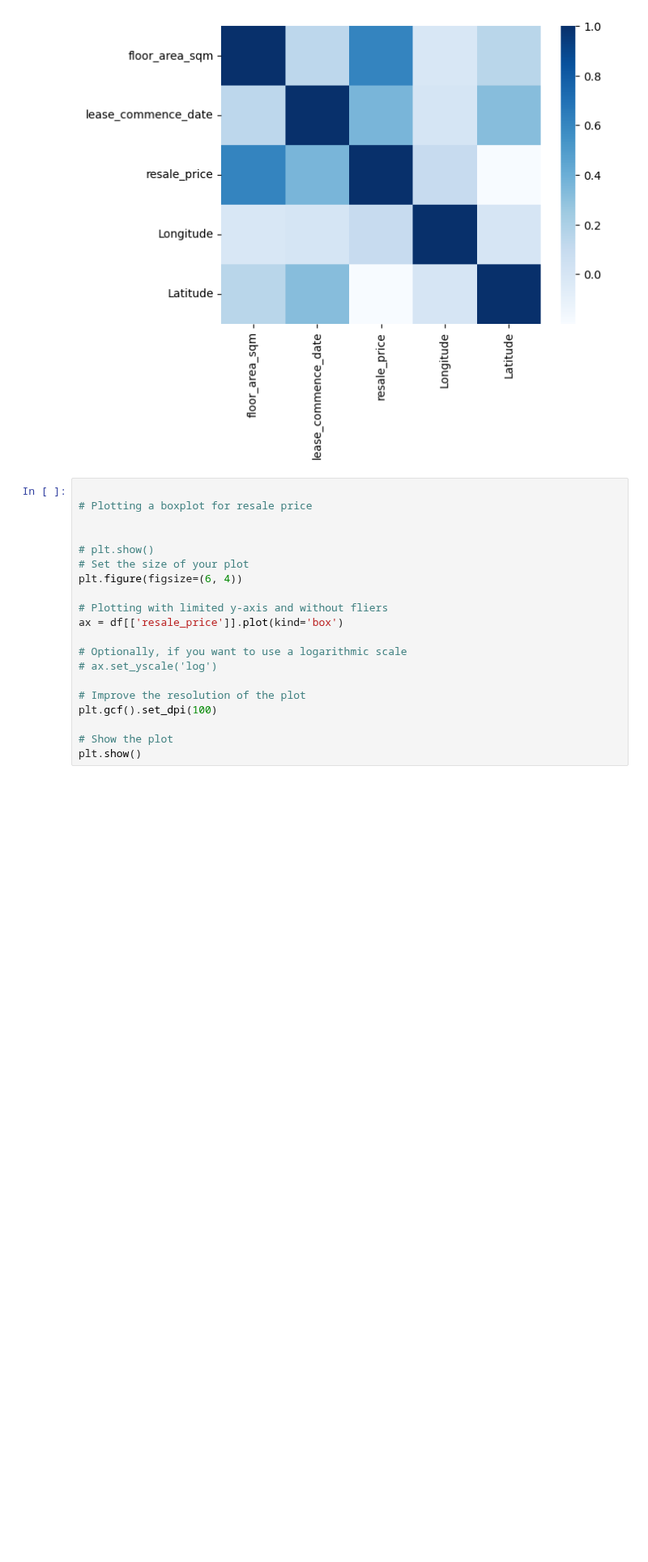
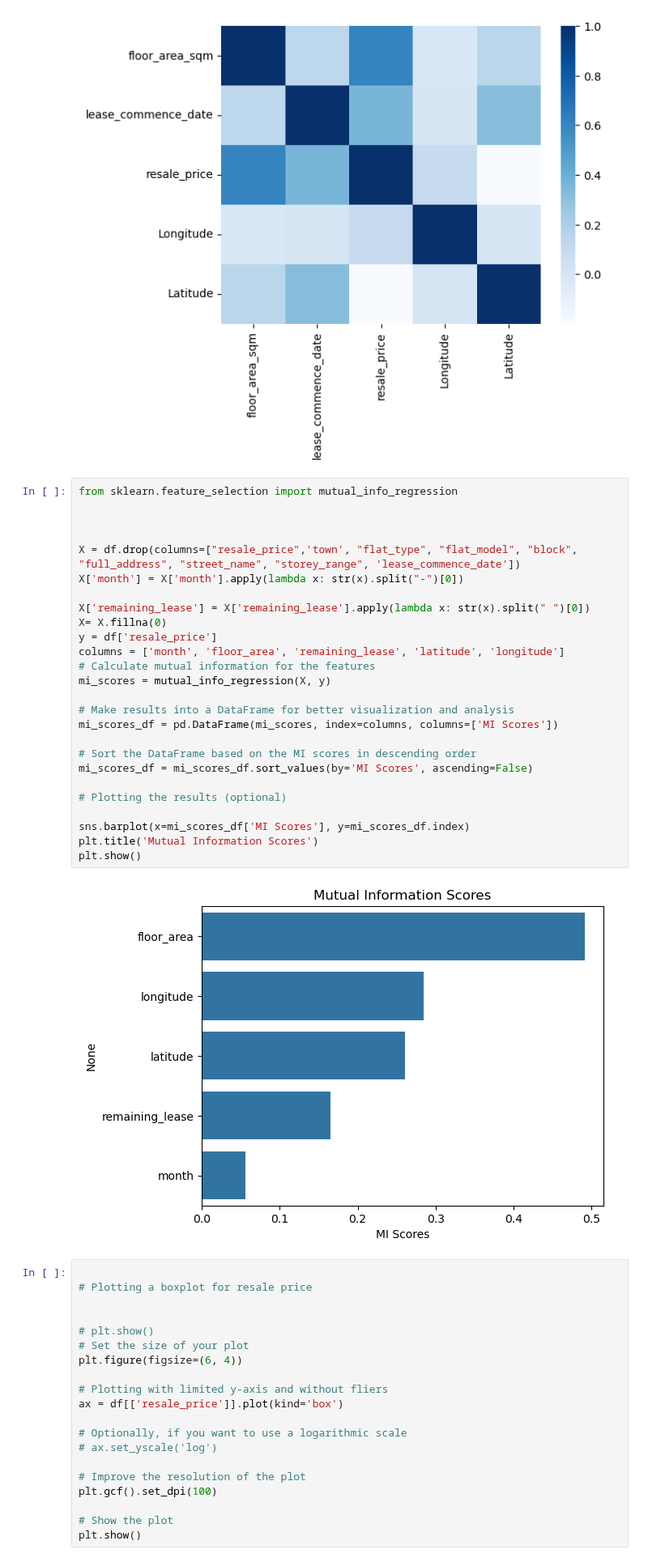
Before and after one commit to raphaelgohwx/datamining, a Jupyter notebook: EDA.ipynb, the cells around one changed output. Shown at 81% size. Saved outputs shown, nothing was run; the diff lists cells and outputs as text; blank space fills up the shorter version.

```diff
--- a/EDA.ipynb
+++ b/EDA.ipynb
@@ -123,6 +123,34 @@ sns.heatmap(corr, cmap="Blues")
 plt.show()
 # %% [output]
 [figure]
+# %%
+from sklearn.feature_selection import mutual_info_regression
+
+
+
+X = df.drop(columns=["resale_price",'town', "flat_type", "flat_model", "block", "full_address", "street_name", "storey_range", 'lease_commence_date'])
+X['month'] = X['month'].apply(lambda x: str(x).split("-")[0])
+
+X['remaining_lease'] = X['remaining_lease'].apply(lambda x: str(x).split(" ")[0])
+X= X.fillna(0)
+y = df['resale_price']
+columns = ['month', 'floor_area', 'remaining_lease', 'latitude', 'longitude']
+# Calculate mutual information for the features
+mi_scores = mutual_info_regression(X, y)
+
+# Make results into a DataFrame for better visualization and analysis
+mi_scores_df = pd.DataFrame(mi_scores, index=columns, columns=['MI Scores'])
+
+# Sort the DataFrame based on the MI scores in descending order
+mi_scores_df = mi_scores_df.sort_values(by='MI Scores', ascending=False)
+
+# Plotting the results (optional)
+
+sns.barplot(x=mi_scores_df['MI Scores'], y=mi_scores_df.index)
+plt.title('Mutual Information Scores')
+plt.show()
+# %% [output]
+[figure, added]
 # %%
 
 # Plotting a boxplot for resale price
```
Also changed, not shown: parts of 6 cells of this notebook.
